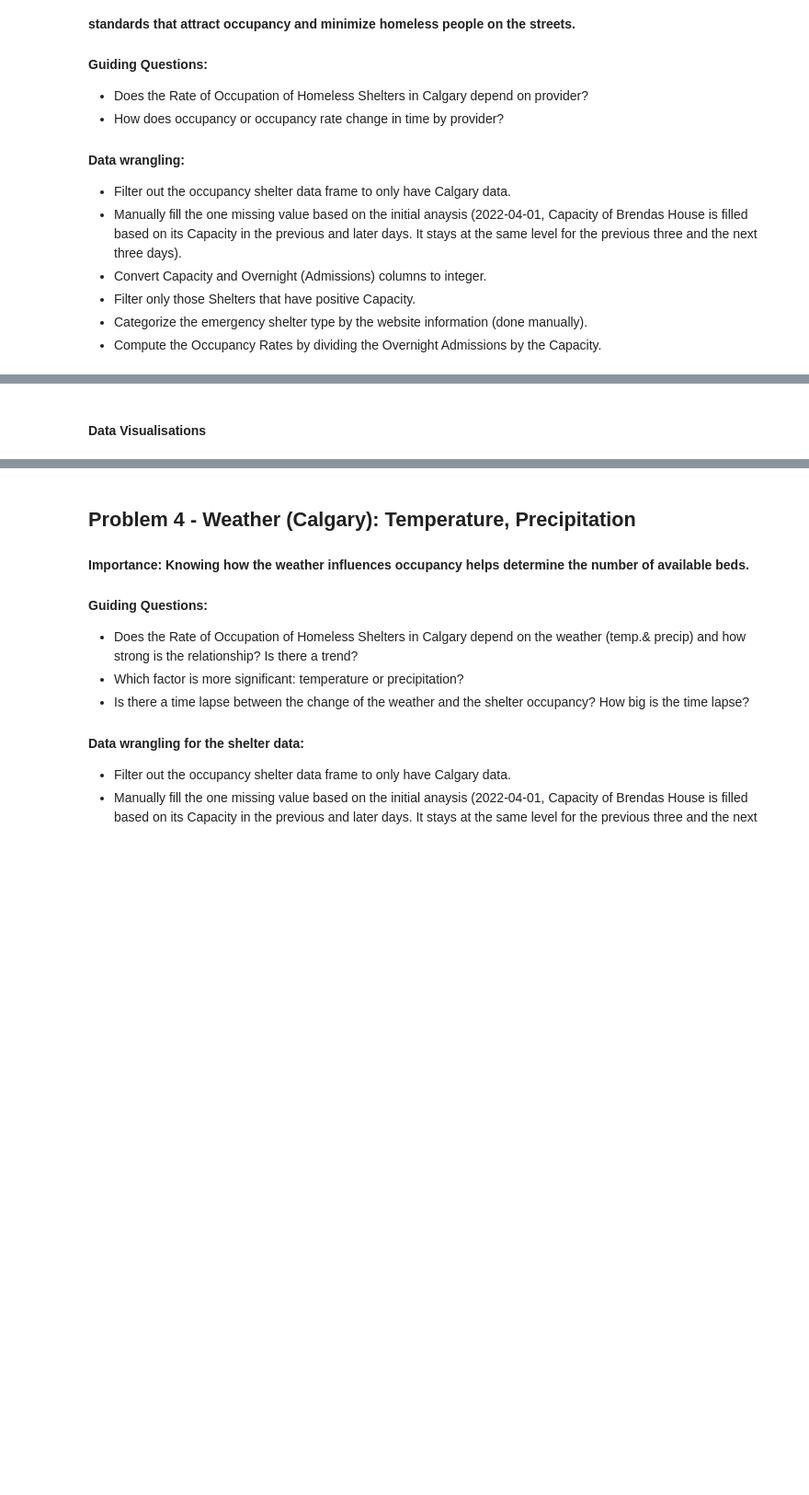
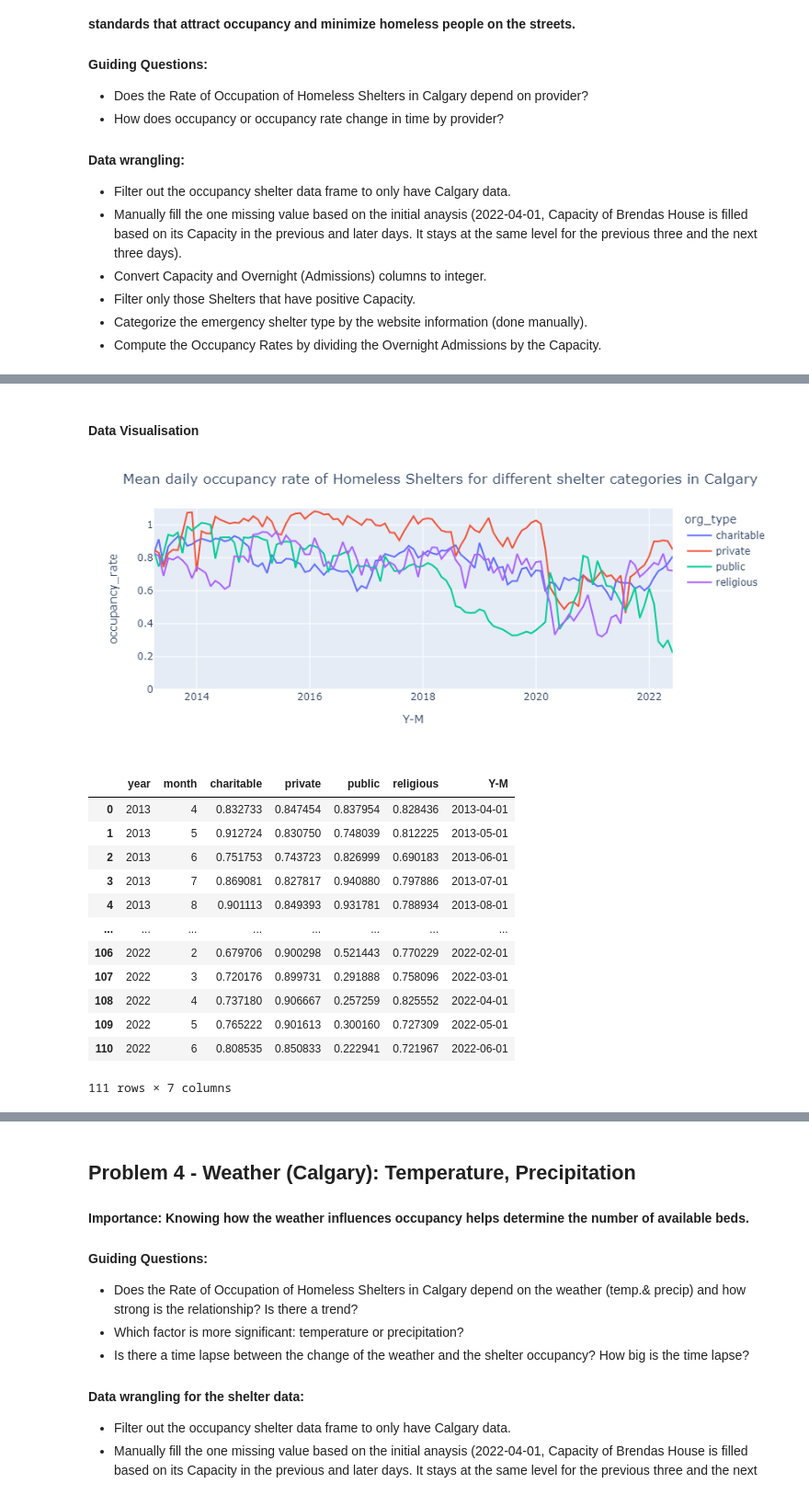
Before and after one commit to thehhe/DATA_601_project, a Jupyter notebook: Correct_DATA601_project.ipynb, the cells around one changed output, grey strips where cells are left out. Shown at 92% size. Drawn from its saved outputs; the diff is of its cells as text; code cells hidden in the pictures; blank space fills up the shorter version.

```diff
--- a/Correct_DATA601_project.ipynb
+++ b/Correct_DATA601_project.ipynb
@@ -338,5 +506,5 @@ shelter_df["month"] = shelter_df["Date"].dt.month
 # %% [markdown]
-#### Data Visualisations
+#### Data Visualisation
 # %%
 mean_occ_by_category_df = (
     shelter_df.loc[:, ["year", "month", "organization_category", "occupation_rate"]]
@@ -345,37 +513,55 @@ mean_occ_by_category_df = (
     .unstack()
 )
 mean_occ_by_category_df.columns = ["charitable", "private", "public", "religious"]
+mean_occ_by_category_df
 mean_occ_by_category_df = mean_occ_by_category_df.reset_index()
 mean_occ_by_category_df["Y-M"] = pd.to_datetime(
     mean_occ_by_category_df["year"].astype("str")
     + "-"
     + mean_occ_by_category_df["month"].astype("str")
 )
 melted_mean_occ = pd.melt(
     mean_occ_by_category_df,
     id_vars=["year", "month"],
     var_name="org_type",
     value_vars=["charitable", "private", "public", "religious"],
     value_name="occupancy_rate",
 )
 melted_mean_occ = melted_mean_occ.astype({"year": "str", "month": "str"})
 melted_mean_occ["Y-M"] = pd.to_datetime(
     melted_mean_occ[["year", "month"]].agg("-".join, axis=1)
 )
 
 fig = px.line(
     melted_mean_occ,
     x="Y-M",
     y="occupancy_rate",
     animation_group="org_type",
     color="org_type",
     hover_name="org_type",
     range_y=[0, 1.1],
 )
 
 fig.update_layout(
     autosize=True,
     title="Mean daily occupancy rate of Homeless Shelters for different shelter categories in Calgary",
 )
 fig.show()
+
+display(mean_occ_by_category_df)
+# %% [output]
+[figure, added]
+|  | year | month | charitable | private | public | religious | Y-M |
+| 0 | 2013 | 4 | 0.832733 | 0.847454 | 0.837954 | 0.828436 | 2013-04-01 |
+| 1 | 2013 | 5 | 0.912724 | 0.830750 | 0.748039 | 0.812225 | 2013-05-01 |
+| 2 | 2013 | 6 | 0.751753 | 0.743723 | 0.826999 | 0.690183 | 2013-06-01 |
+| 3 | 2013 | 7 | 0.869081 | 0.827817 | 0.940880 | 0.797886 | 2013-07-01 |
+| 4 | 2013 | 8 | 0.901113 | 0.849393 | 0.931781 | 0.788934 | 2013-08-01 |
+| ... | ... | ... | ... | ... | ... | ... | ... |
+| 106 | 2022 | 2 | 0.679706 | 0.900298 | 0.521443 | 0.770229 | 2022-02-01 |
+| 107 | 2022 | 3 | 0.720176 | 0.899731 | 0.291888 | 0.758096 | 2022-03-01 |
+| 108 | 2022 | 4 | 0.737180 | 0.906667 | 0.257259 | 0.825552 | 2022-04-01 |
+| 109 | 2022 | 5 | 0.765222 | 0.901613 | 0.300160 | 0.727309 | 2022-05-01 |
+| 110 | 2022 | 6 | 0.808535 | 0.850833 | 0.222941 | 0.721967 | 2022-06-01 |
+111 rows × 7 columns
 # %% [markdown]
```
Also changed, not shown: parts of 57 cells of this notebook.
